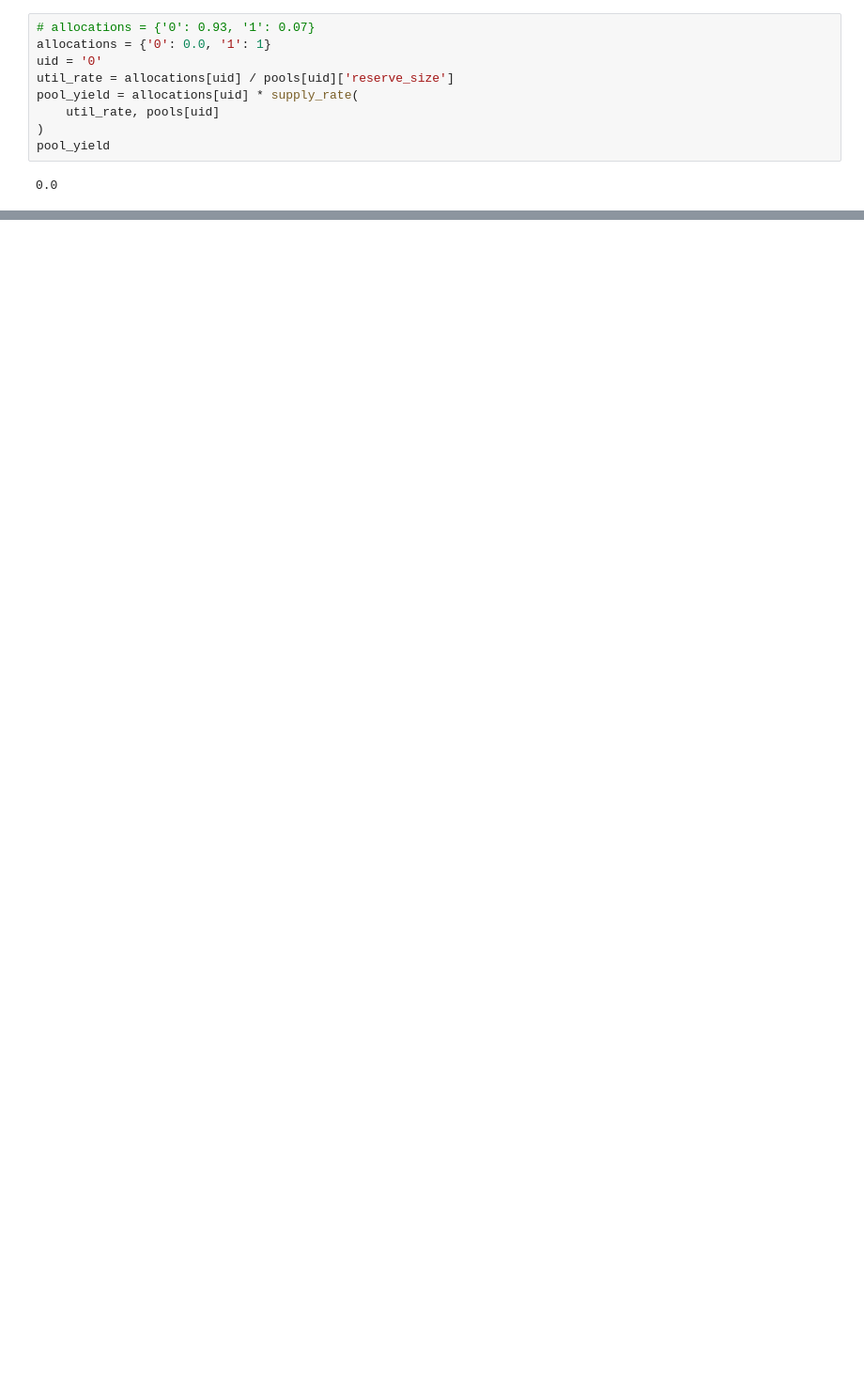
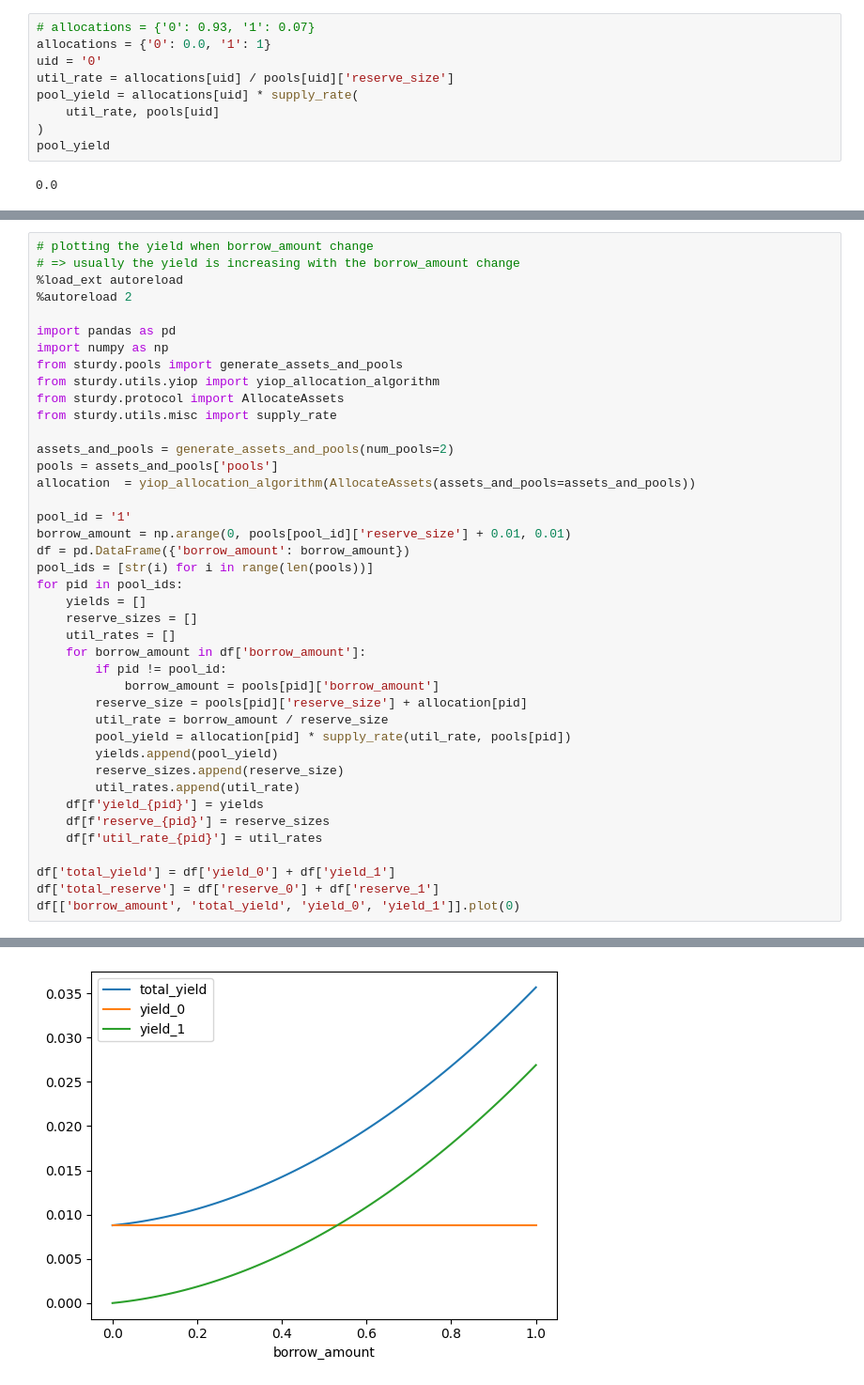
Before and after one commit to phungkhaccuong/SN10, a Jupyter notebook: sturdy/plot.ipynb, the cells around one changed output, grey strips where cells are left out. Shown: that part at 94% size. Cells and saved outputs as stored; diff of their text form; blank space fills up the shorter version.

```diff
--- a/sturdy/plot.ipynb
+++ b/sturdy/plot.ipynb
@@ -70,0 +131,42 @@ df.plot(x='x', y='A')
+# %%
+# plotting the yield when borrow_amount change
+# => usually the yield is increasing with the borrow_amount change
+%load_ext autoreload
+%autoreload 2
+
+import pandas as pd
+import numpy as np
+from sturdy.pools import generate_assets_and_pools
+from sturdy.utils.yiop import yiop_allocation_algorithm
+from sturdy.protocol import AllocateAssets
+from sturdy.utils.misc import supply_rate
+
+assets_and_pools = generate_assets_and_pools(num_pools=2)
+pools = assets_and_pools['pools']
+allocation  = yiop_allocation_algorithm(AllocateAssets(assets_and_pools=assets_and_pools))
+
+pool_id = '1'
+borrow_amount = np.arange(0, pools[pool_id]['reserve_size'] + 0.01, 0.01)
+df = pd.DataFrame({'borrow_amount': borrow_amount})
+pool_ids = [str(i) for i in range(len(pools))]
+for pid in pool_ids:
+    yields = []
+    reserve_sizes = []
+    util_rates = []
+    for borrow_amount in df['borrow_amount']:
+        if pid != pool_id:
+            borrow_amount = pools[pid]['borrow_amount']
+        reserve_size = pools[pid]['reserve_size'] + allocation[pid]
+        util_rate = borrow_amount / reserve_size
+        pool_yield = allocation[pid] * supply_rate(util_rate, pools[pid])
+        yields.append(pool_yield)
+        reserve_sizes.append(reserve_size)
+        util_rates.append(util_rate)
+    df[f'yield_{pid}'] = yields
+    df[f'reserve_{pid}'] = reserve_sizes
+    df[f'util_rate_{pid}'] = util_rates
+
+df['total_yield'] = df['yield_0'] + df['yield_1']
+df['total_reserve'] = df['reserve_0'] + df['reserve_1']
+df[['borrow_amount', 'total_yield', 'yield_0', 'yield_1']].plot(0)
+# %% [output]
@@ -70,0 +176 @@ df.plot(x='x', y='A')
+[figure, added]
```
Also changed, not shown: parts of 4 cells of this notebook, 4 other files.
